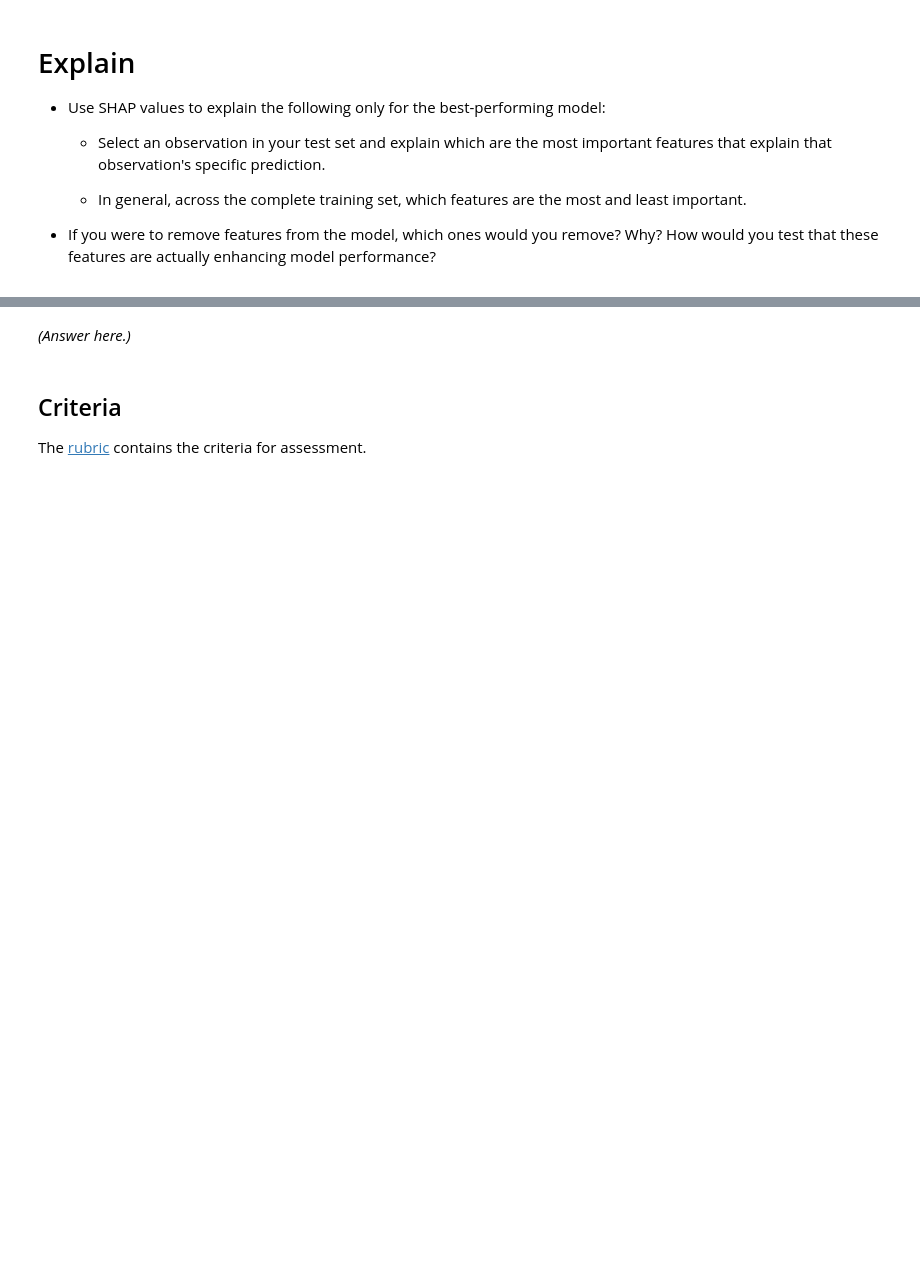
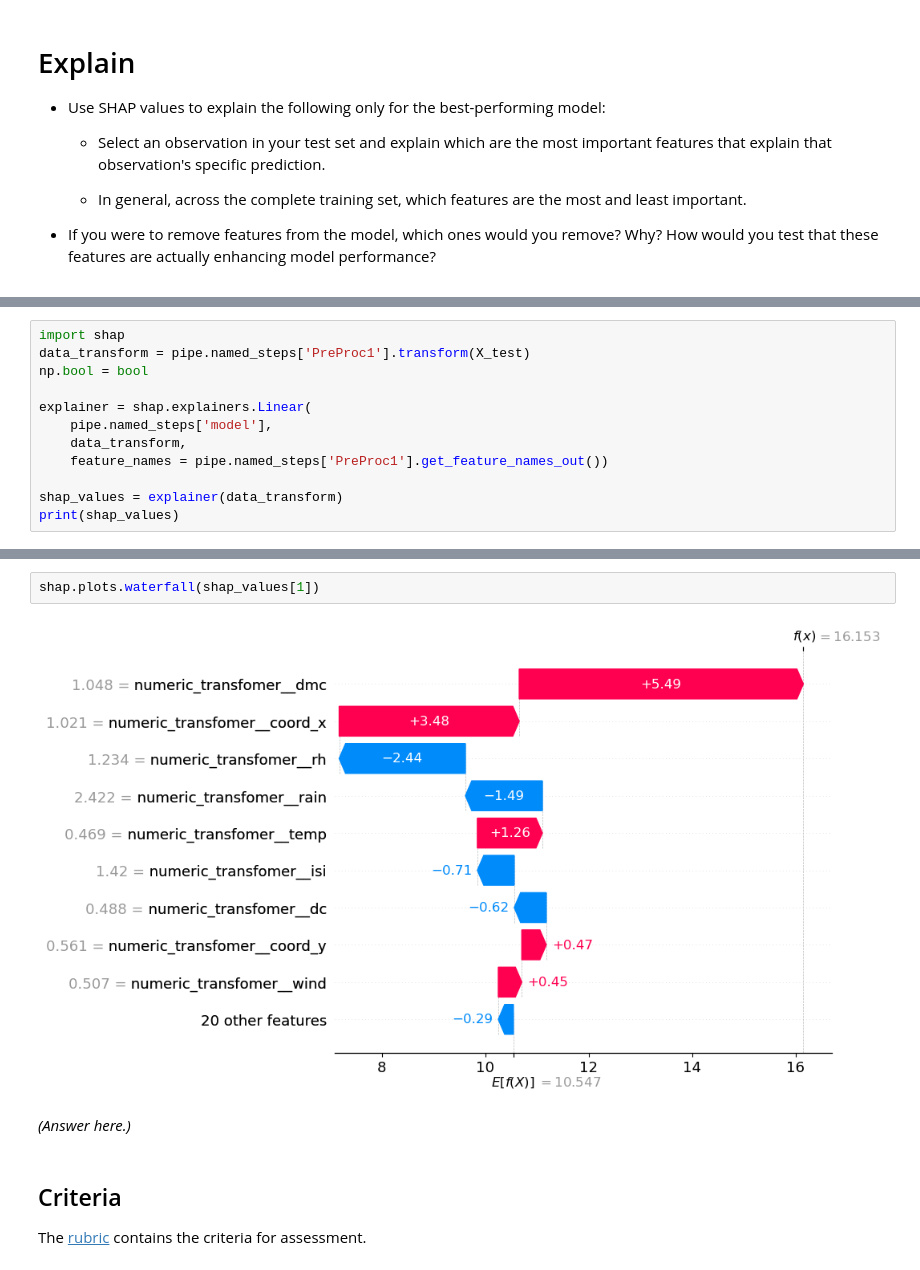
Before and after one commit to torontodeveloper/production, a Jupyter notebook: 02_activities/assignments/assignment_2.ipynb, the cells around one changed output, grey strips where cells are left out. Saved outputs shown, nothing was run; the diff lists cells and outputs as text; blank space fills up the shorter version.

```diff
--- a/02_activities/assignments/assignment_2.ipynb
+++ b/02_activities/assignments/assignment_2.ipynb
@@ -480,0 +757,12 @@ RestException: RESOURCE_DOES_NOT_EXIST: Model Version (name=forest_fire_damage_a
+# %%
+import shap
+data_transform = pipe.named_steps['PreProc1'].transform(X_test)
+np.bool = bool
+
+explainer = shap.explainers.Linear(
+    pipe.named_steps['model'],
+    data_transform,
+    feature_names = pipe.named_steps['PreProc1'].get_feature_names_out())
+
+shap_values = explainer(data_transform)
+print(shap_values)
@@ -485,3 +849,7 @@ data_transform = pipe.named_steps['preproc'].transform(X_test)
+# %%
+shap.plots.waterfall(shap_values[1])
+# %% [output]
+[figure, added]
 # %% [markdown]
 *(Answer here.)*
 # %% [markdown]
```
Also changed, not shown: parts of 35 cells of this notebook, 3 other files.
